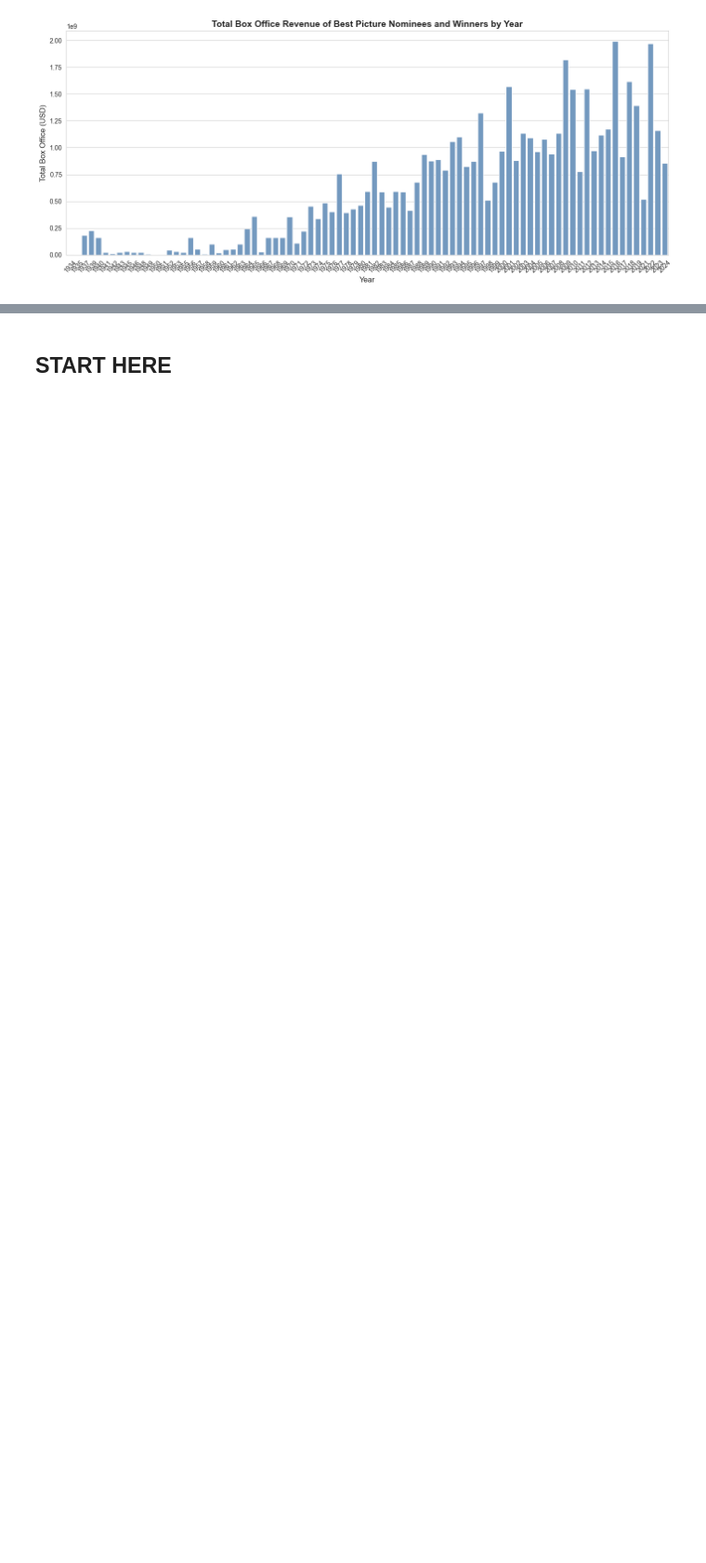
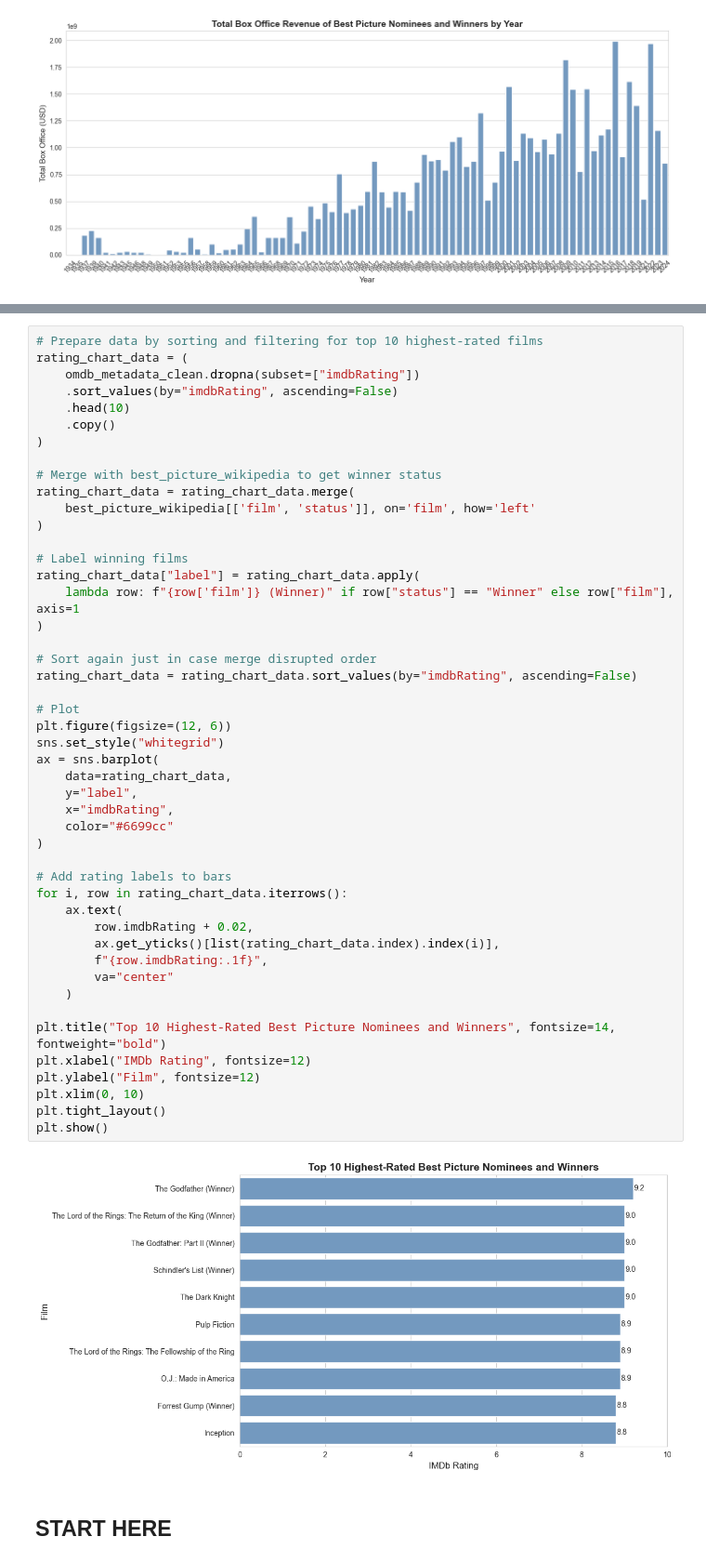
Before and after one commit to judd-jacobs/code-you-capstone, a Jupyter notebook: academy_awards_analysis.ipynb, the cells around one changed output, grey strips where cells are left out. Shown at 93% size. Saved outputs shown, nothing was run; the diff lists cells and outputs as text; blank space fills up the shorter version.

Commit message:
Removed some numbering in cells. Updated through Top 10 Highest-Rated Best Picture Nominees and Winners

```diff
--- a/academy_awards_analysis.ipynb
+++ b/academy_awards_analysis.ipynb
@@ -879,2 +883,51 @@ These trends reflect how the Academy's choices intersect with commercial film su
+# %%
+# Prepare data by sorting and filtering for top 10 highest-rated films
+rating_chart_data = (
+    omdb_metadata_clean.dropna(subset=["imdbRating"])
+    .sort_values(by="imdbRating", ascending=False)
+    .head(10)
+    .copy()
+)
+
+# Merge with best_picture_wikipedia to get winner status
+rating_chart_data = rating_chart_data.merge(
+    best_picture_wikipedia[['film', 'status']], on='film', how='left'
+)
+
+# Label winning films
+rating_chart_data["label"] = rating_chart_data.apply(
+    lambda row: f"{row['film']} (Winner)" if row["status"] == "Winner" else row["film"], axis=1
+)
+
+# Sort again just in case merge disrupted order
+rating_chart_data = rating_chart_data.sort_values(by="imdbRating", ascending=False)
+
+# Plot
+plt.figure(figsize=(12, 6))
+sns.set_style("whitegrid")
+ax = sns.barplot(
+    data=rating_chart_data,
+    y="label",
+    x="imdbRating",
+    color="#6699cc"
+)
+
+# Add rating labels to bars
+for i, row in rating_chart_data.iterrows():
+    ax.text(
+        row.imdbRating + 0.02,
+        ax.get_yticks()[list(rating_chart_data.index).index(i)],
+        f"{row.imdbRating:.1f}",
+        va="center"
+    )
+
+plt.title("Top 10 Highest-Rated Best Picture Nominees and Winners", fontsize=14, fontweight="bold")
+plt.xlabel("IMDb Rating", fontsize=12)
+plt.ylabel("Film", fontsize=12)
+plt.xlim(0, 10)
+plt.tight_layout()
+plt.show()
+# %% [output]
+[figure, added]
 # %% [markdown]
 ## START HERE
```
Also changed, not shown: parts of 6 cells of this notebook.
